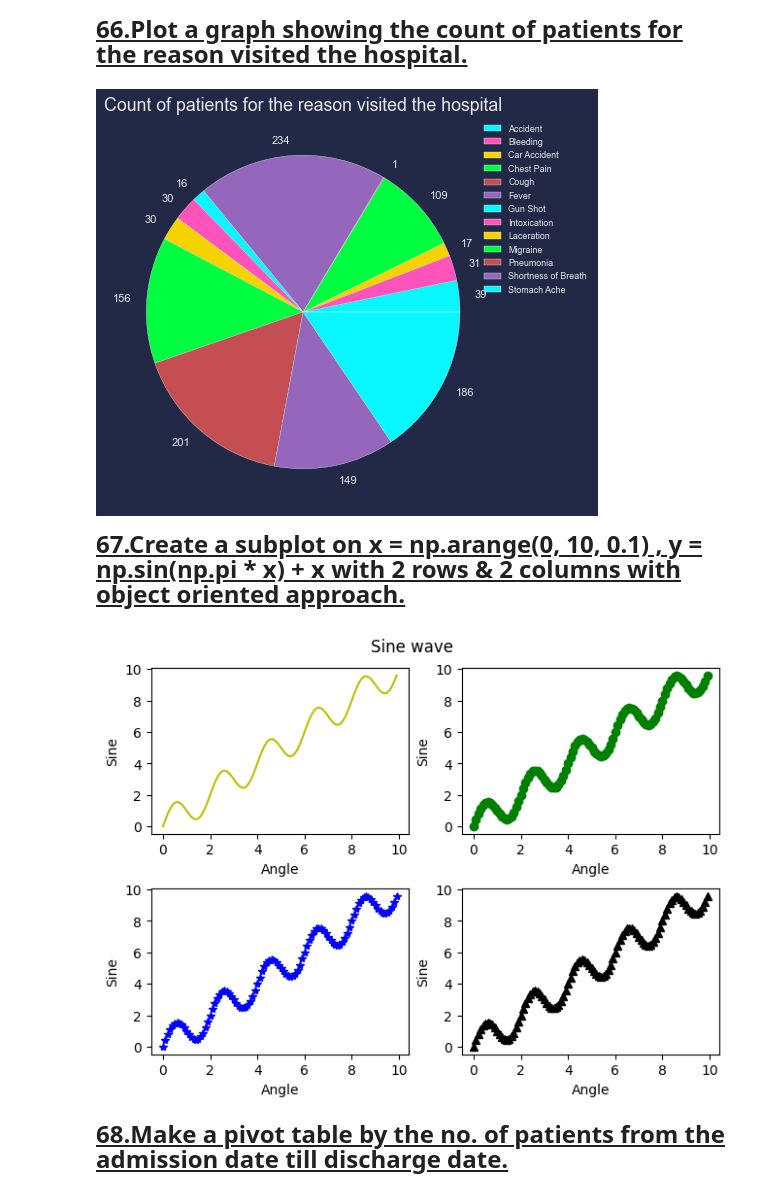
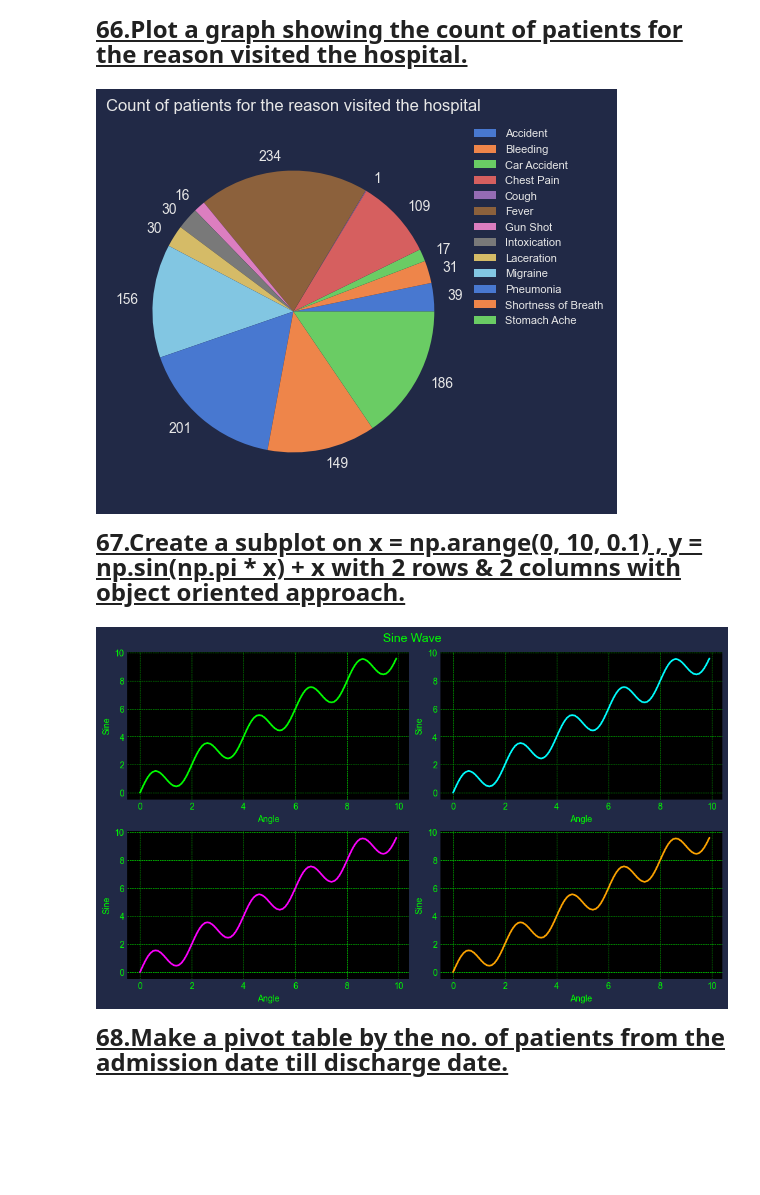
Before and after one commit to JyotsnaSusan/5Py, a Jupyter notebook: 5Py_FinalQuestions.ipynb, the cells around one changed output. Drawn from its saved outputs; the diff is of its cells as text; code cells hidden in the pictures; blank space fills up the shorter version.

```diff
--- a/5Py_FinalQuestions.ipynb
+++ b/5Py_FinalQuestions.ipynb
@@ -590,11 +590,11 @@ noOfPatient = list(data.values())
 fig = plt.figure(figsize = (10, 5))
 
 plt.bar(services, noOfPatient, width = 0.5)
+plt.style.use('cyberpunk')
 
 plt.xlabel("Services")
 plt.ylabel("Number of Patients")
 plt.title("No of patients in each department")
-plt.style.use('seaborn-v0_8-deep')
 plt.show()
 # %% [output]
 Service
@@ -633,43 +633,49 @@ pd.concat([d.reset_index(drop=True) for d in [df_AmbulatoryVisits['PatientMRN'],
 # %%
 df_size = df_EDvisits.groupby(['ReasonForVisit'])['PatientID'].count()
 data = df_size.to_dict()
 dd = list(data.keys())
 count = list(data.values())
 
 plt.figure(figsize=(4, 5))
 plt.pie(count, labels= df_size)
 plt.axis('equal')
 
 plt.title('Count of patients for the reason visited the hospital')
 
 plt.legend(dd, bbox_to_anchor=(1.05, 1.0), loc="upper left", fontsize='8')
+sns.set_palette("pastel")
+
 
 plt.show()
 # %% [output]
-[figure, old version]
+[figure, new version]
 # %% [markdown]
 <font size="5"><b><u>67.Create a subplot on x = np.arange(0, 10, 0.1) , y = np.sin(np.pi * x) + x with 2 rows & 2 columns with object oriented approach.</u></b></font>
 # %%
-import matplotlib.pyplot as plt
-
 x = np.arange(0, 10, 0.1)
 y = np.sin(np.pi * x) + x
 
-fig, axs = plt.subplots(nrows=2 , ncols=2, constrained_layout=True)
+fig, axs = plt.subplots(nrows=2, ncols=2, constrained_layout=True, figsize=(10, 6))
 
-fig.suptitle ('Sine wave' , fontsize=12)
+fig.suptitle('Sine Wave', fontsize=14, color='lime')
 
-axs[0][0].plot(x,y,'y-')
-axs[0][1].plot(x,y,'g o')
-axs[1][0].plot(x,y,'b *')
-axs[1][1].plot(x,y,'k ^')
+neon_colors = ['lime', 'cyan', 'magenta', 'orange']
 
-
-for ax in axs.flat:
-    ax.set(xlabel='Angle', ylabel='Sine')
+for i, ax in enumerate(axs.flat):
+    ax.plot(x, y, color=neon_colors[i], linewidth=2)
+    ax.set_xlabel('Angle', color='lime')
+    ax.set_ylabel('Sine', color='lime')
+    ax.spines['bottom'].set_color('lime')
+    ax.spines['left'].set_color('lime')
+    ax.xaxis.label.set_color('lime')
+    ax.yaxis.label.set_color('lime')
+    ax.tick_params(axis='x', colors='lime')
+    ax.tick_params(axis='y', colors='lime')
+    ax.grid(color='lime', linestyle='--', linewidth=0.5)
+    ax.set_facecolor('black')
 
 plt.show()
 # %% [output]
-[figure, old version]
+[figure, new version]
 # %% [markdown]
 <font size="5"><b><u>68.Make a pivot table by the no. of patients from the admission date till discharge date.</u></b></font>
```
Also changed, not shown: parts of 5 cells of this notebook.
